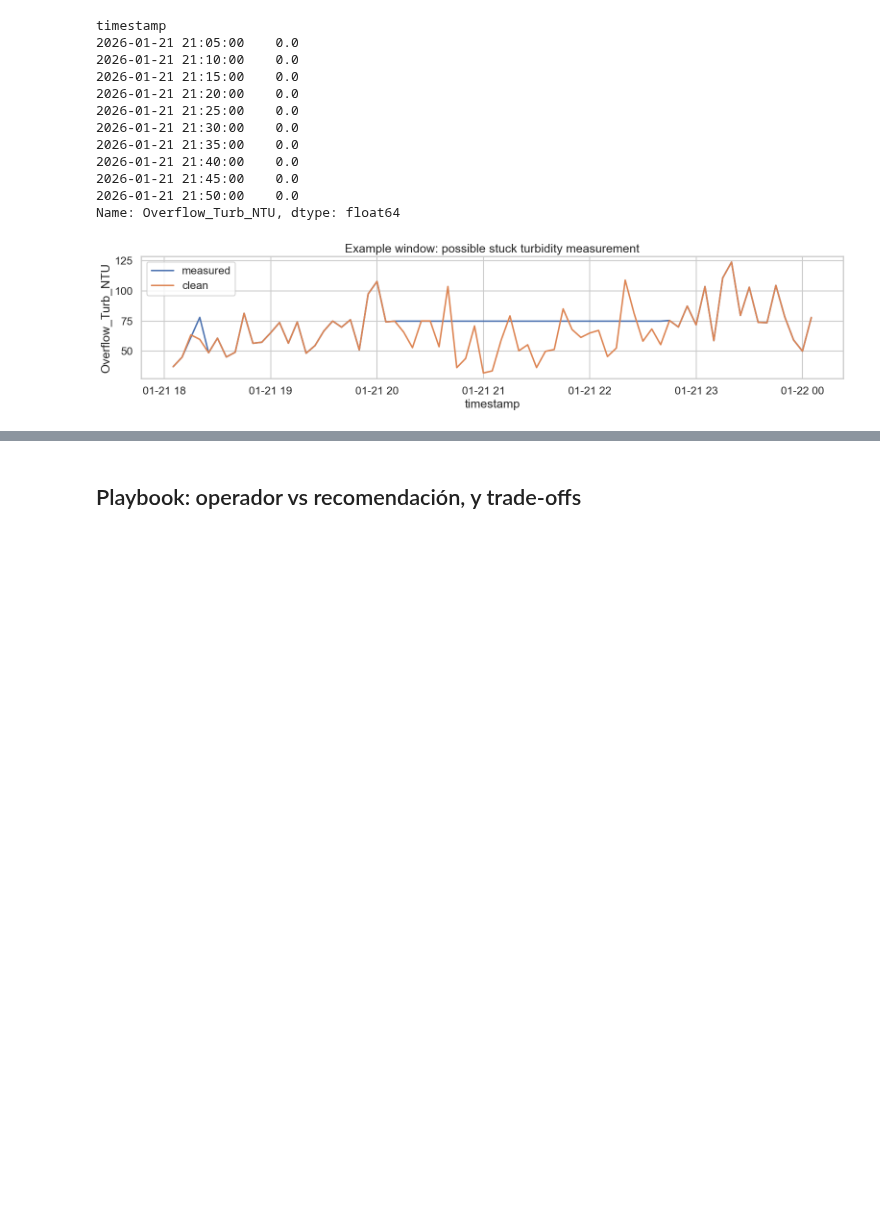
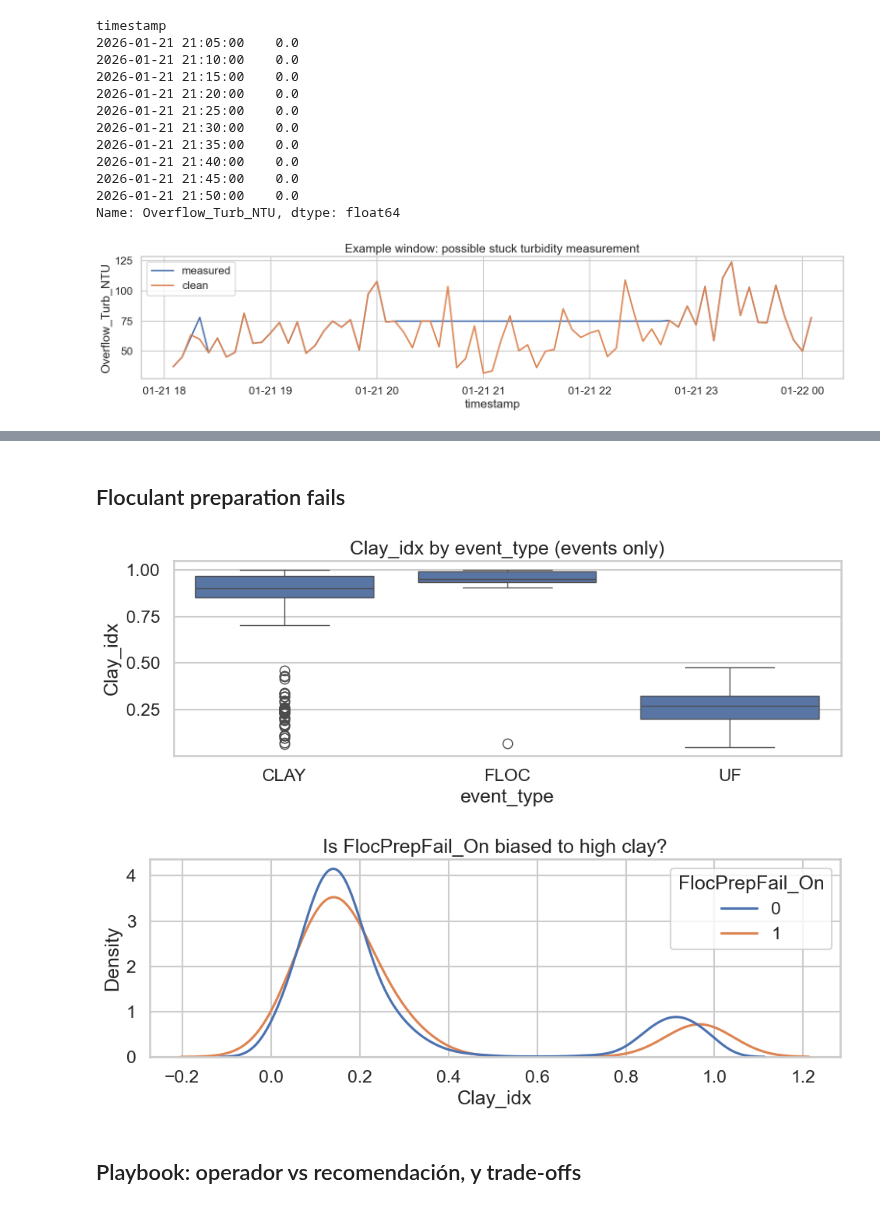
Before and after one commit to MatiasValenzuelaMunoz/Thickener-Water-Recovery-Sentinel-TWS, a Jupyter notebook: notebooks/01_eda.ipynb, the cells around one changed output, grey strips where cells are left out. Cells and saved outputs as stored; diff of their text form; code cells hidden in the pictures; blank space fills up the shorter version.

```diff
--- a/notebooks/01_eda.ipynb
+++ b/notebooks/01_eda.ipynb
@@ -266,3 +358,23 @@ Name: Overflow_Turb_NTU, dtype: float64
+# %% [markdown]
+## Floculant preparation fails
+# %%
+tmp = df[df["event_now"] == 1].copy()
+
+plt.figure(figsize=(10,4))
+sns.boxplot(tmp, x="event_type", y="Clay_idx")
+plt.title("Clay_idx by event_type (events only)")
+plt.tight_layout()
+plt.show()
+
+# FLOC incident correlation (whole dataset)
+plt.figure(figsize=(10,4))
+sns.kdeplot(df, x="Clay_idx", hue="FlocPrepFail_On", common_norm=False)
+plt.title("Is FlocPrepFail_On biased to high clay?")
+plt.tight_layout()
+plt.show()
+# %% [output]
+[figure, added]
+[figure, added]
 # %% [markdown]
 ## Playbook: operador vs recomendación, y trade-offs
 # %% [markdown]
```
Also changed, not shown: parts of 8 cells of this notebook, 2 other files.
